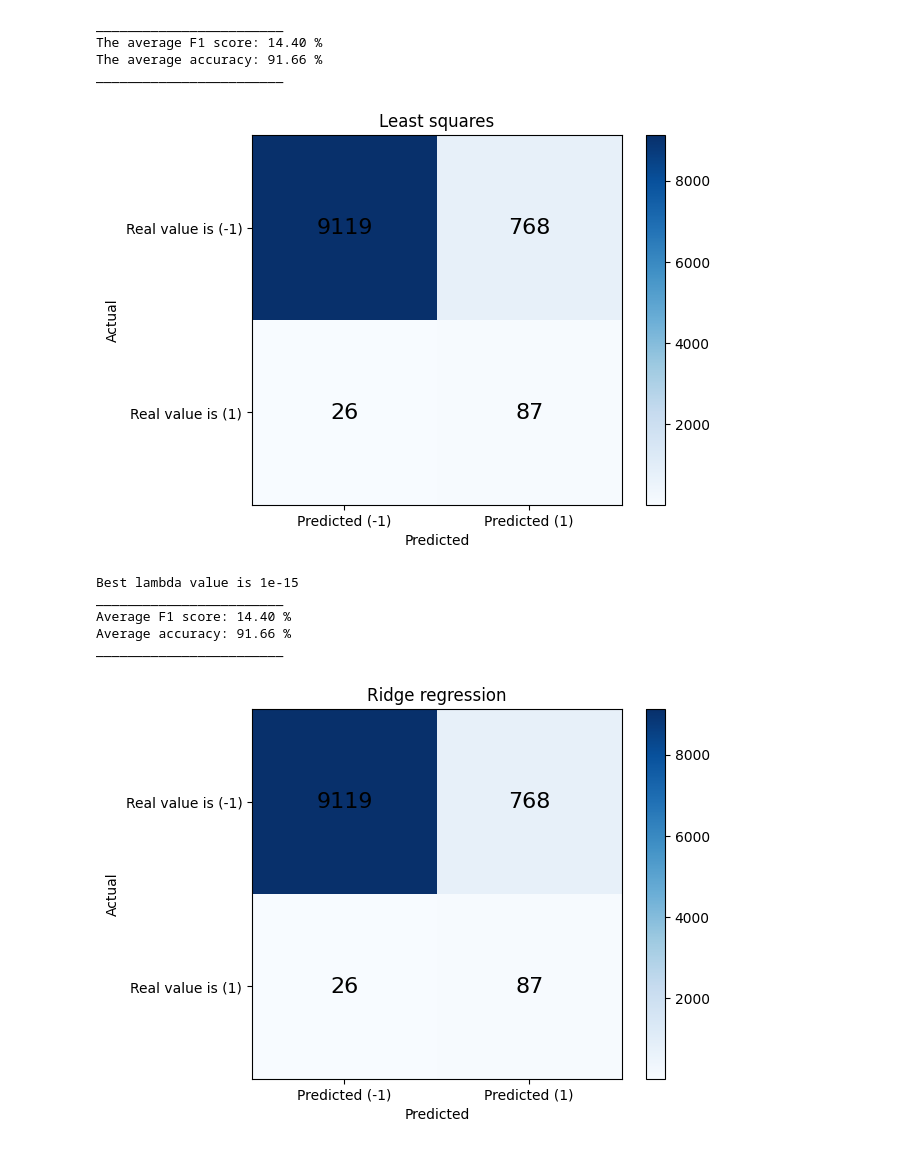
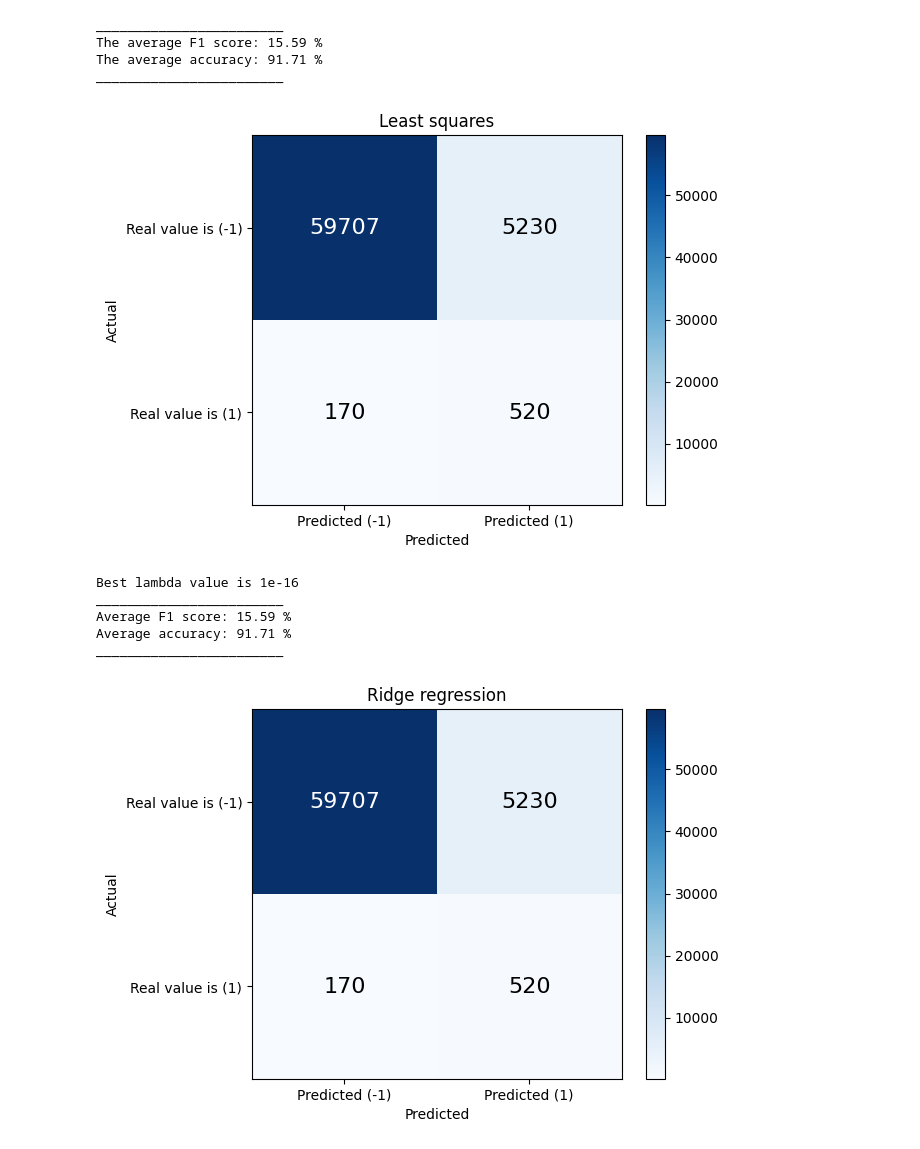
Before and after one commit to mimimamalah/CVD_prediction, a Jupyter notebook: run.ipynb, the cells around one changed output. Drawn from its saved outputs; the diff is of its cells as text; code cells hidden in the pictures.

Commit message:
New preprocessing, updated run

```diff
--- a/run.ipynb
+++ b/run.ipynb
@@ -29,8 +29,8 @@ import cross_validation as cv
 import metrics
 import matplotlib.pyplot as plt
 
-
-subset_size = 10000
+N = x_train_preprocess.shape[0]
+subset_size = N //5
 
 # print(x_new_del_train.shape)
 # print(y_train.shape)
@@ -90,33 +90,33 @@ pred_discrete = np.where(pred >= 0, 1, -1)
 plot_confusion_matrix(y_cv, pred_discrete, "Least squares")
 # %% [output]
 ________________________
-The average F1 score: 14.40 %
-The average accuracy: 91.66 %
+The average F1 score: 15.59 %
+The average accuracy: 91.71 %
 ________________________
-[figure, old version]
+[figure, new version]
 # %%
 # Ridge regression
 # Best lambda = 0.0011
 min_lambda = 0.000000001
 max_lambda = 1.0
 step_size = 0.01
 
 #lambda_values = [min_lambda + step_size * i for i in range(int((max_lambda - min_lambda) / step_size) + 1)]
 
 best_lambda = cv.cross_validation_ridge_regression(y_cv, x_cv, lambda_values=[1e-16,1e-15,1e-14,1e-13,1e-12,1e-11,1e-10])
 
-w, _ = implementations.ridge_regression(y_cv, x_cv, best_lambda)
+w, _ = implementations.ridge_regression(y_cv, x_cv, 1e-16)
 pred = x_cv.dot(w)
 pred_discrete = np.where(pred >= 0, 1, -1)
 
 plot_confusion_matrix(y_cv, pred_discrete, "Ridge regression")
 # %% [output]
-Best lambda value is 1e-15
+Best lambda value is 1e-16
 ________________________
-Average F1 score: 14.40 %
-Average accuracy: 91.66 %
+Average F1 score: 15.59 %
+Average accuracy: 91.71 %
 ________________________
-[figure, old version]
+[figure, new version]
 # %%
 # Logistic regression
 cv.cross_validation_logistic(y_cv, x_cv)
```
Also changed, not shown: parts of 6 cells of this notebook, 2 other files.
